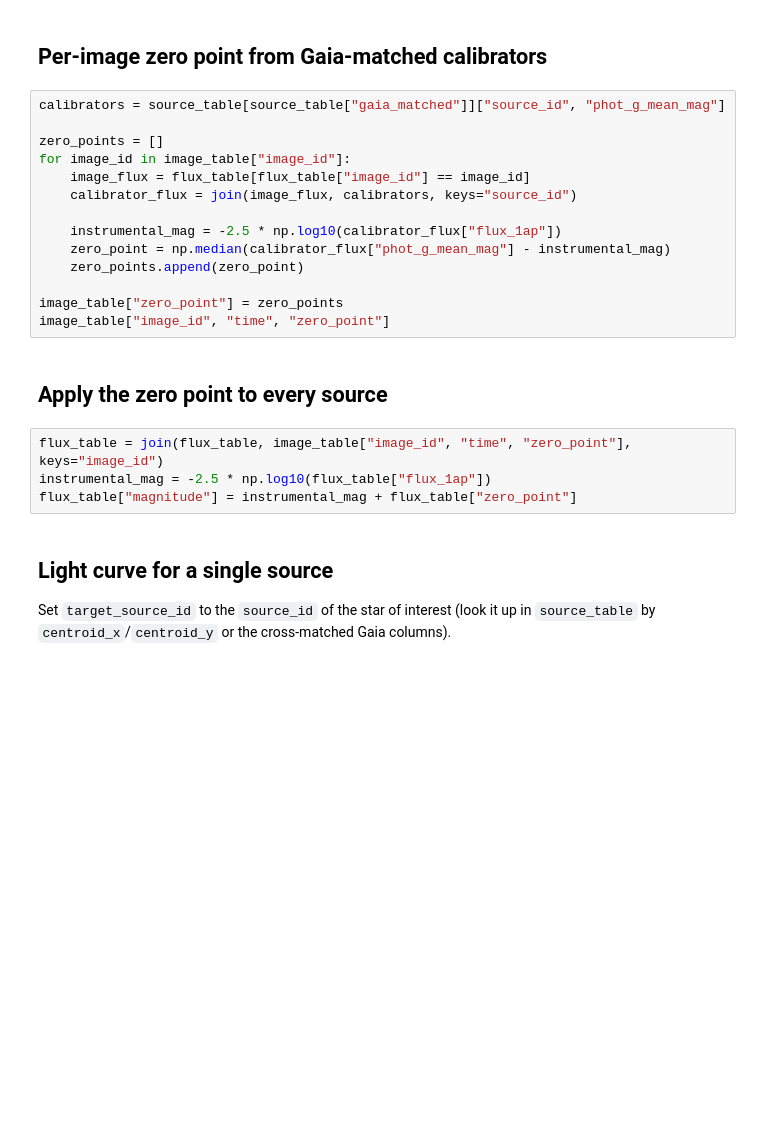
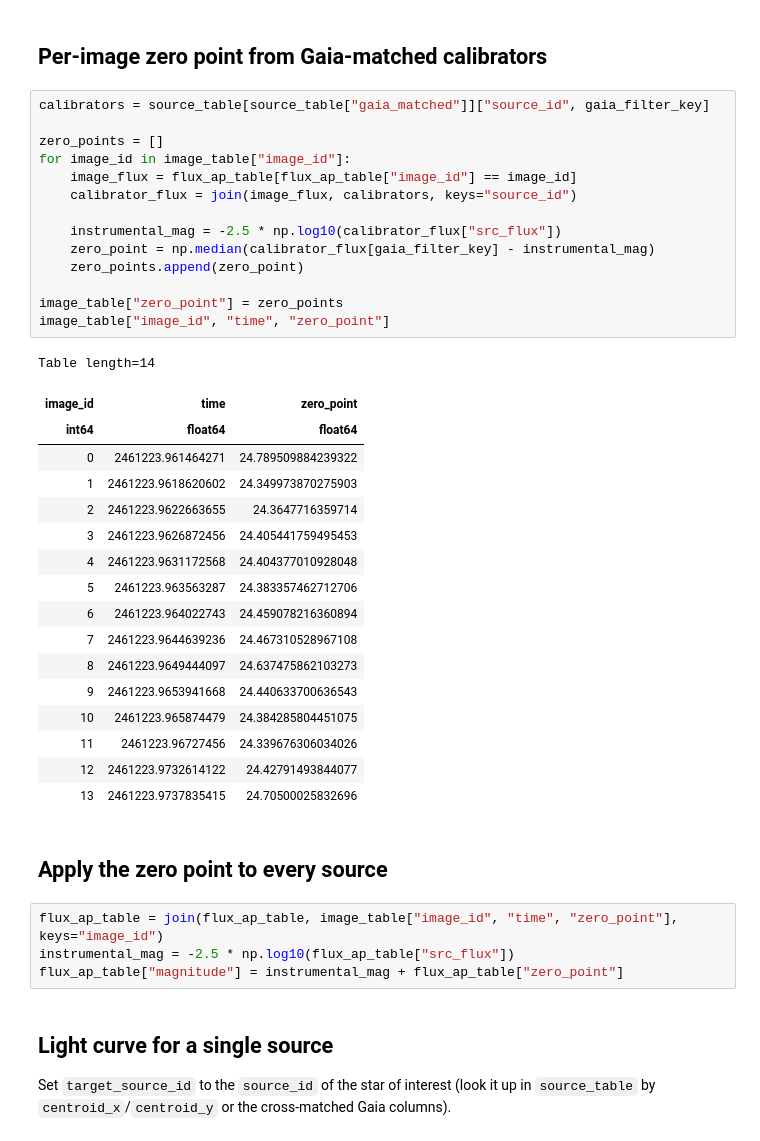
Before and after one commit to adamarthurryan/photometry-workflow, a Jupyter notebook: notebooks/apparent_magnitude.ipynb, the cells around one changed output. Saved outputs shown, nothing was run; the diff lists cells and outputs as text; blank space fills up the shorter version.

```diff
--- a/notebooks/apparent_magnitude.ipynb
+++ b/notebooks/apparent_magnitude.ipynb
@@ -51,25 +77,43 @@ flux_table["bkg_1ap"] = flux_table["bkg"][:, aperture_index]
 # %% [markdown]
 ## Per-image zero point from Gaia-matched calibrators
 # %%
-calibrators = source_table[source_table["gaia_matched"]]["source_id", "phot_g_mean_mag"]
+calibrators = source_table[source_table["gaia_matched"]]["source_id", gaia_filter_key]
 
 zero_points = []
 for image_id in image_table["image_id"]:
-    image_flux = flux_table[flux_table["image_id"] == image_id]
+    image_flux = flux_ap_table[flux_ap_table["image_id"] == image_id]
     calibrator_flux = join(image_flux, calibrators, keys="source_id")
 
-    instrumental_mag = -2.5 * np.log10(calibrator_flux["flux_1ap"])
-    zero_point = np.median(calibrator_flux["phot_g_mean_mag"] - instrumental_mag)
+    instrumental_mag = -2.5 * np.log10(calibrator_flux["src_flux"])
+    zero_point = np.median(calibrator_flux[gaia_filter_key] - instrumental_mag)
     zero_points.append(zero_point)
 
 image_table["zero_point"] = zero_points
 image_table["image_id", "time", "zero_point"]
+# %% [output]
+Table length=14
+| image_id | time | zero_point |
+| int64 | float64 | float64 |
+| 0 | 2461223.961464271 | 24.789509884239322 |
+| 1 | 2461223.9618620602 | 24.349973870275903 |
+| 2 | 2461223.9622663655 | 24.3647716359714 |
+| 3 | 2461223.9626872456 | 24.405441759495453 |
+| 4 | 2461223.9631172568 | 24.404377010928048 |
+| 5 | 2461223.963563287 | 24.383357462712706 |
+| 6 | 2461223.964022743 | 24.459078216360894 |
+| 7 | 2461223.9644639236 | 24.467310528967108 |
+| 8 | 2461223.9649444097 | 24.637475862103273 |
+| 9 | 2461223.9653941668 | 24.440633700636543 |
+| 10 | 2461223.965874479 | 24.384285804451075 |
+| 11 | 2461223.96727456 | 24.339676306034026 |
+| 12 | 2461223.9732614122 | 24.42791493844077 |
+| 13 | 2461223.9737835415 | 24.70500025832696 |
 # %% [markdown]
 ## Apply the zero point to every source
 # %%
-flux_table = join(flux_table, image_table["image_id", "time", "zero_point"], keys="image_id")
-instrumental_mag = -2.5 * np.log10(flux_table["flux_1ap"])
-flux_table["magnitude"] = instrumental_mag + flux_table["zero_point"]
+flux_ap_table = join(flux_ap_table, image_table["image_id", "time", "zero_point"], keys="image_id")
+instrumental_mag = -2.5 * np.log10(flux_ap_table["src_flux"])
+flux_ap_table["magnitude"] = instrumental_mag + flux_ap_table["zero_point"]
 # %% [markdown]
 ## Light curve for a single source
 
```
Also changed, not shown: parts of 7 cells of this notebook, 7 other files.
